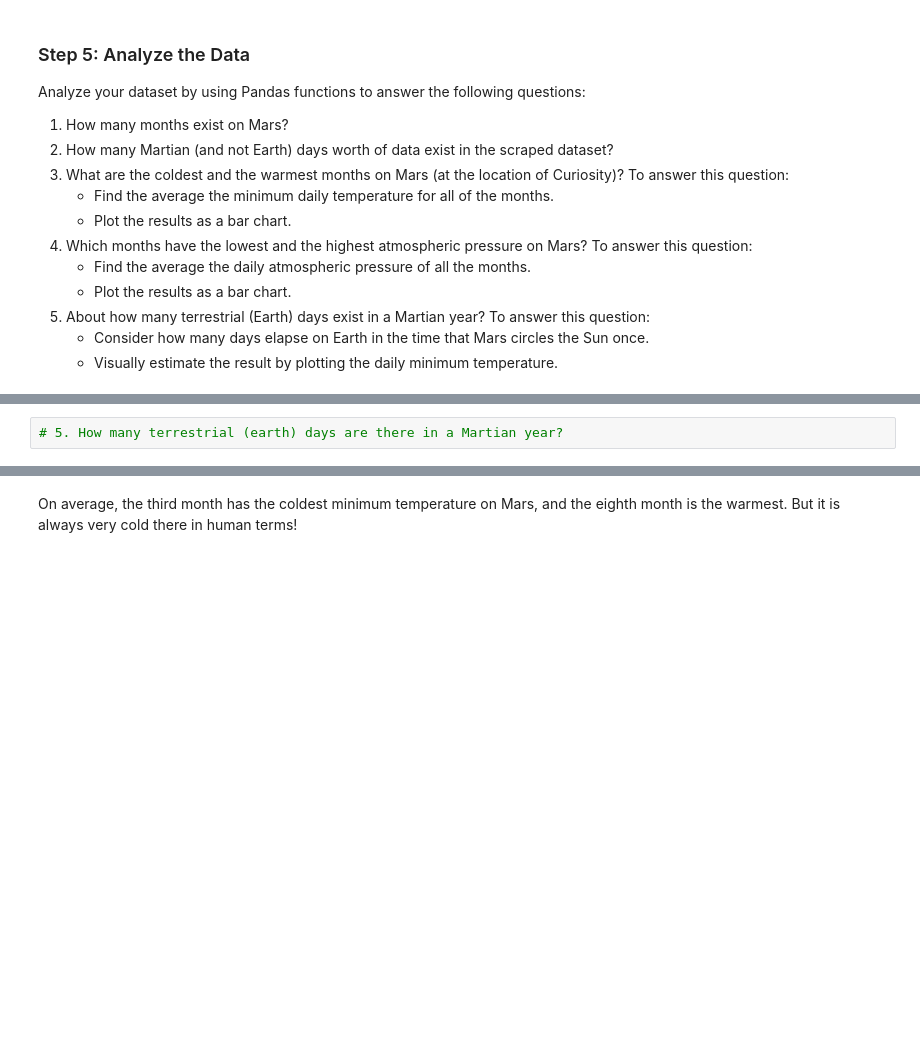
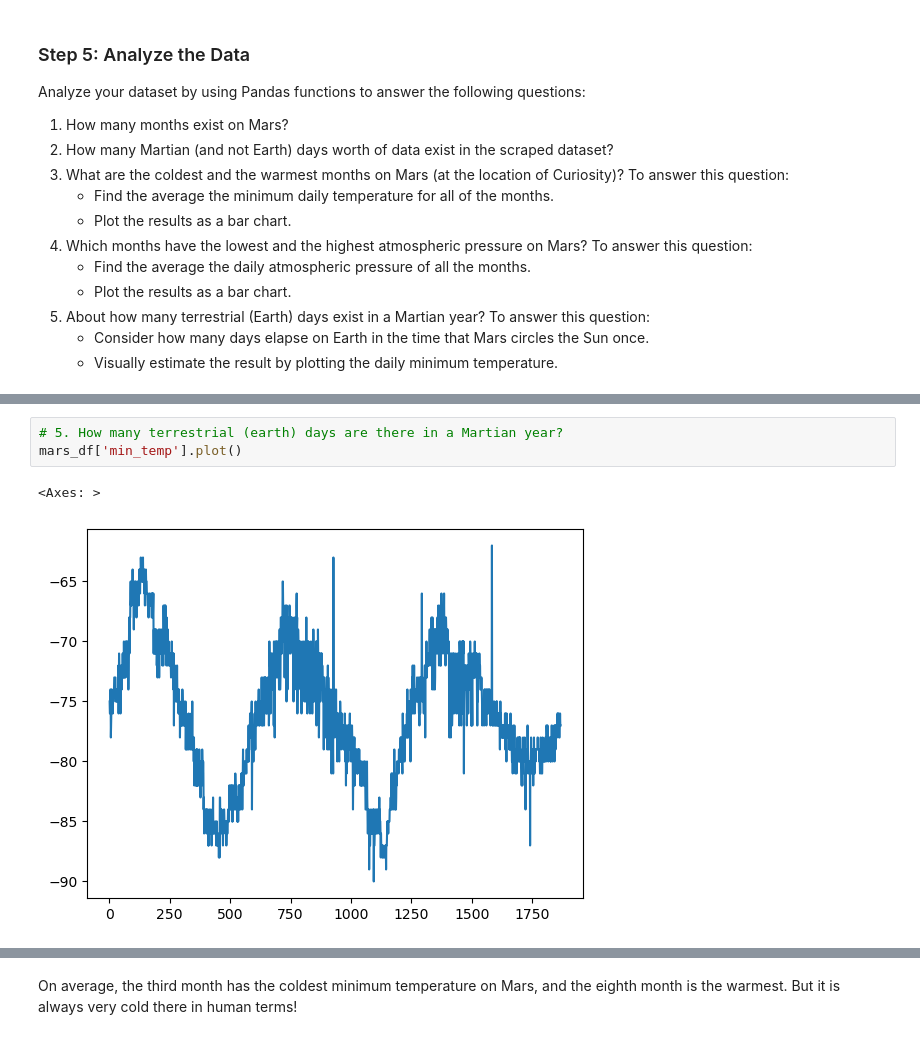
Before and after one commit to jepowers65/web_scrapping_challenge, a Jupyter notebook: Starter_Code/part_2_mars_weather.ipynb, the cells around one changed output, grey strips where cells are left out. Saved outputs shown, nothing was run; the diff lists cells and outputs as text; blank space fills up the shorter version.

```diff
--- a/Starter_Code/part_2_mars_weather.ipynb
+++ b/Starter_Code/part_2_mars_weather.ipynb
@@ -107,2 +246,6 @@ Analyze your dataset by using Pandas functions to answer the following questions
 # %%
 # 5. How many terrestrial (earth) days are there in a Martian year?
+mars_df['min_temp'].plot()
+# %% [output]
+<Axes: >
+[figure, added]
```
Also changed, not shown: parts of 23 cells of this notebook, 1 other file.
